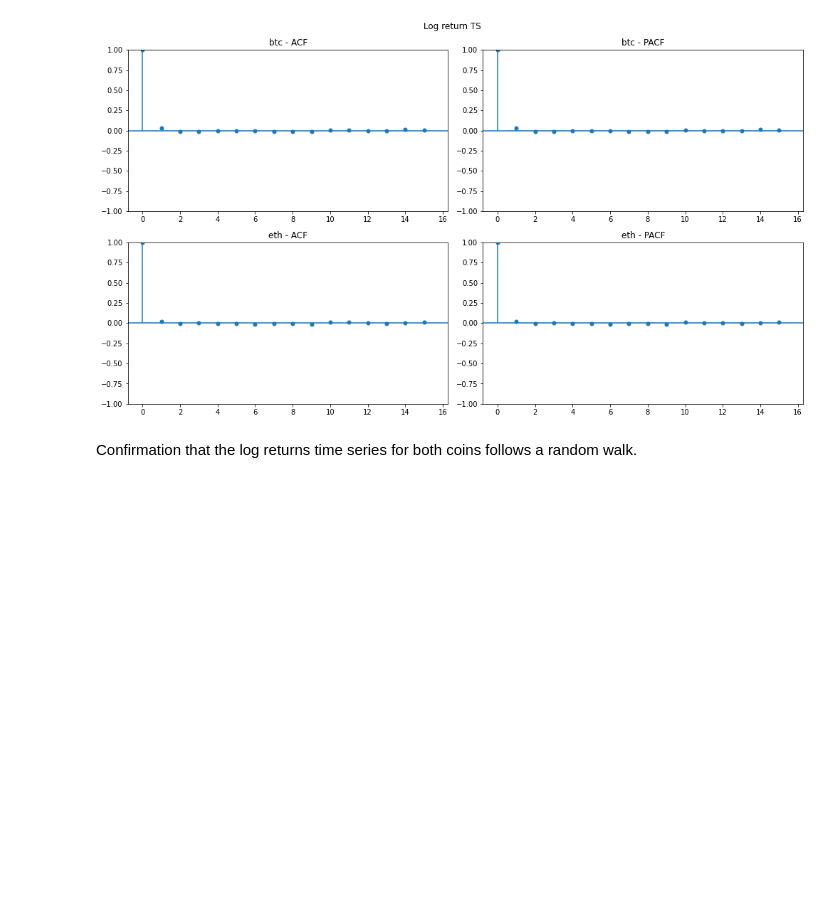
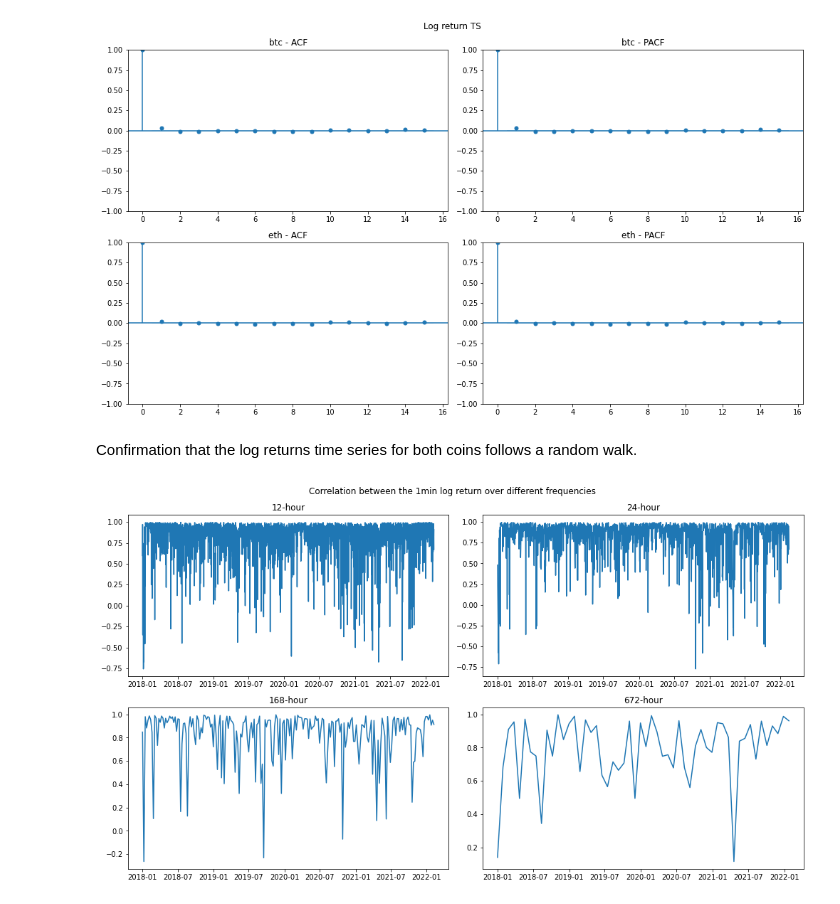
Before and after one commit to mxury/crypto, a Jupyter notebook: btc_eth_EDA.ipynb, the cells around one changed output. Cells and saved outputs as stored; diff of their text form; code cells hidden in the pictures; blank space fills up the shorter version.

```diff
--- a/btc_eth_EDA.ipynb
+++ b/btc_eth_EDA.ipynb
@@ -212,13 +213,13 @@ plot_pacf(btc_last_year.diff(periods=1).dropna(),lags=10)
 ### Log Returns
 # %%
 for coin, df in coins.items():
-    coins[coin]['log_rtrn'] = log_return(df.close)
+    coins[coin]['log_rtrn_1m'] = log_return(df.close)
     coins[coin].dropna(inplace=True)
 # %%
 fig, ax = plt.subplots(2,1, figsize=(14,8))
 
 for i, (coin,df) in enumerate(coins.items()):
-    ax[i].hist(df['log_rtrn'],bins=500)
+    ax[i].hist(df['log_rtrn_1m'],bins=500)
     ax[i].set_title(coin)
 
 fig.suptitle('Log return histograms')
@@ -241,7 +242,7 @@ eth - skew:-0.43358 kurtosis:89.60136
 # %%
 for coin, df in coins.items():
     print(coin)
-    check_stationarity(df.log_rtrn.loc[LAST_YEAR:].resample('600s').mean())
+    check_stationarity(df.log_rtrn_1m.loc[LAST_YEAR:].resample('600s').mean())
 # %% [output]
 btc
 ADF Statistic: -32.750360
@@ -263,7 +264,7 @@ Stationary
 fig, ax = plt.subplots(2,2, figsize=(14,8))
 
 for i, (coin, df) in enumerate(coins.items()):
-    temp = df.loc[LAST_YEAR:, 'log_rtrn']
+    temp = df.loc[LAST_YEAR:, 'log_rtrn_1m']
     plot_acf(temp, ax=ax[i,0], lags=15)
     plot_pacf(temp, ax=ax[i,1], lags=15)
     ax[i,0].set_title(coin + ' - ACF')
@@ -276,3 +277,24 @@ plt.show()
 [figure]
 # %% [markdown]
 Confirmation that the log returns time series for both coins follows a random walk.
+# %%
+# lists all frequencies within which correlation will be calculated, in hours
+corr_frequency = [12, 24, 7*24, 4*7*24]
+
+two_assets_log_rtrn = pd.concat([df.log_rtrn_1m for df in coins.values()], axis=1, keys=[coin for coin in coins.keys()])
+
+rows = int(np.ceil(len(corr_frequency)/2))
+
+fig, ax = plt.subplots(rows, 2, figsize=(14,8))
+
+for i, freq in enumerate(corr_frequency):
+    corr = two_assets.groupby(pd.Grouper(freq=f'{freq}H')).corr().loc[:,'btc'].loc[:,'eth']
+
+    ax[i//2][i%2].plot(corr)
+    ax[i//2][i%2].set_title(f'{freq}-hour')
+
+plt.suptitle('Correlation between the 1min log return over different frequencies')
+plt.tight_layout()
+plt.show()
+# %% [output]
+[figure, added]
```
Also changed, not shown: parts of 2 cells of this notebook.
